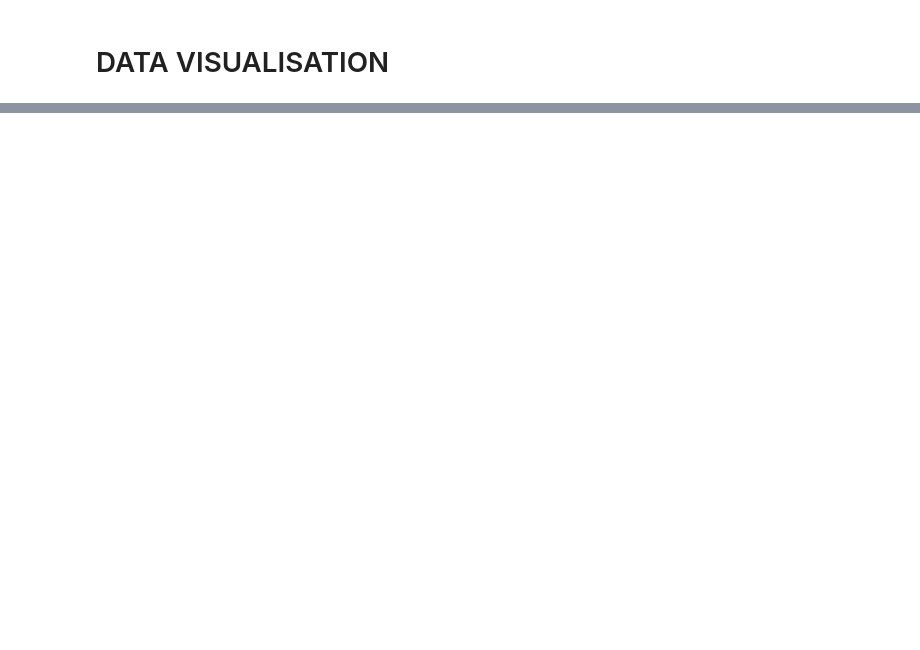
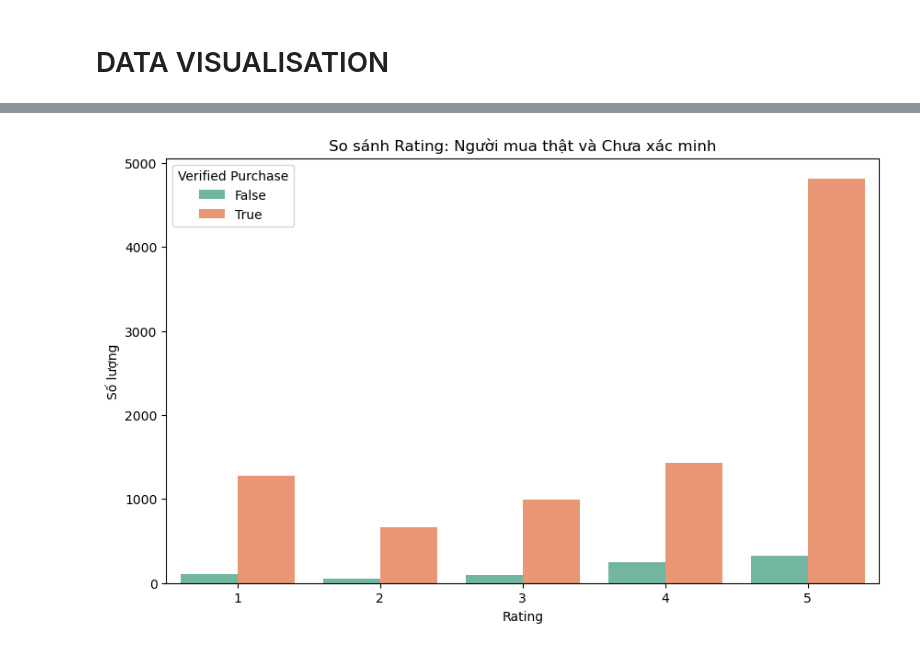
Before and after one commit to duymanh1606/Recommender-System-Using-Amazon-Reviews, a Jupyter notebook: notebook/analyze.ipynb, the cells around one changed output, grey strips where cells are left out. Drawn from its saved outputs; the diff is of its cells as text; code cells hidden in the pictures; blank space fills up the shorter version.

```diff
--- a/notebook/analyze.ipynb
+++ b/notebook/analyze.ipynb
@@ -162,0 +199,10 @@ df
+# %%
+fig = plt.figure(figsize = (10, 6))
+sns.countplot(data= software, x= 'rating', hue= 'verified_purchase', palette= 'Set2')
+plt.title("So sánh Rating: Người mua thật và Chưa xác minh")
+plt.xlabel("Rating")
+plt.ylabel("Số lượng")
+plt.legend(title= "Verified Purchase")
+plt.show()
+# %% [output]
+[figure, added]
```
Also changed, not shown: parts of 4 cells of this notebook, 3 other files.
